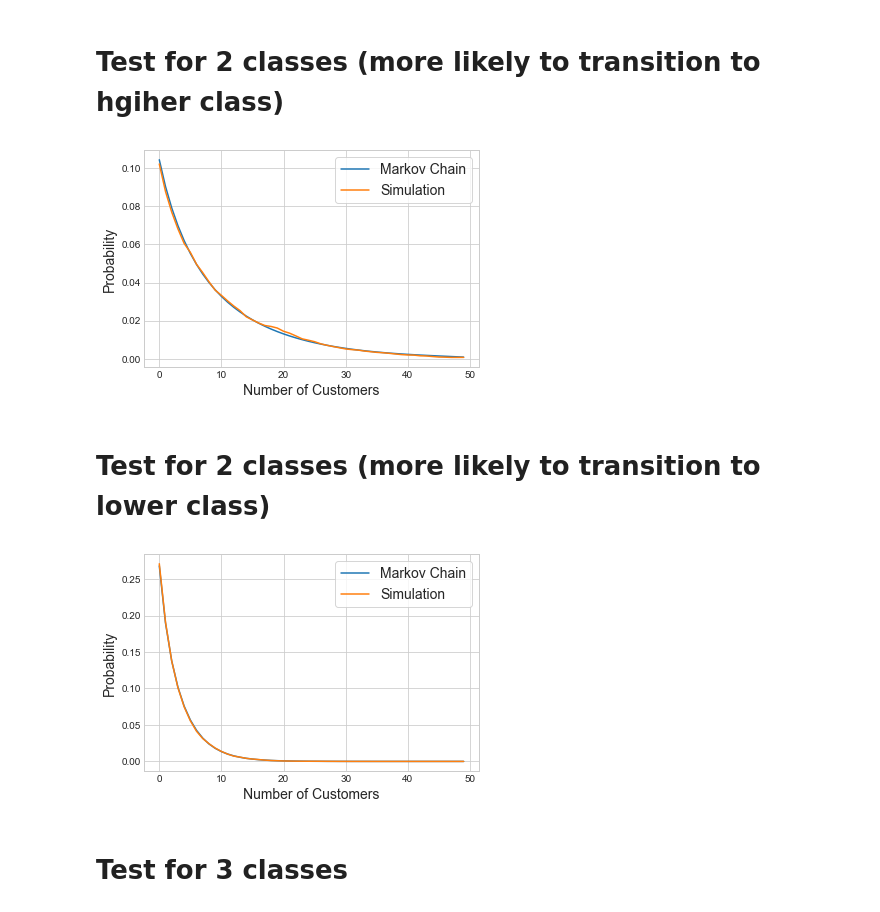
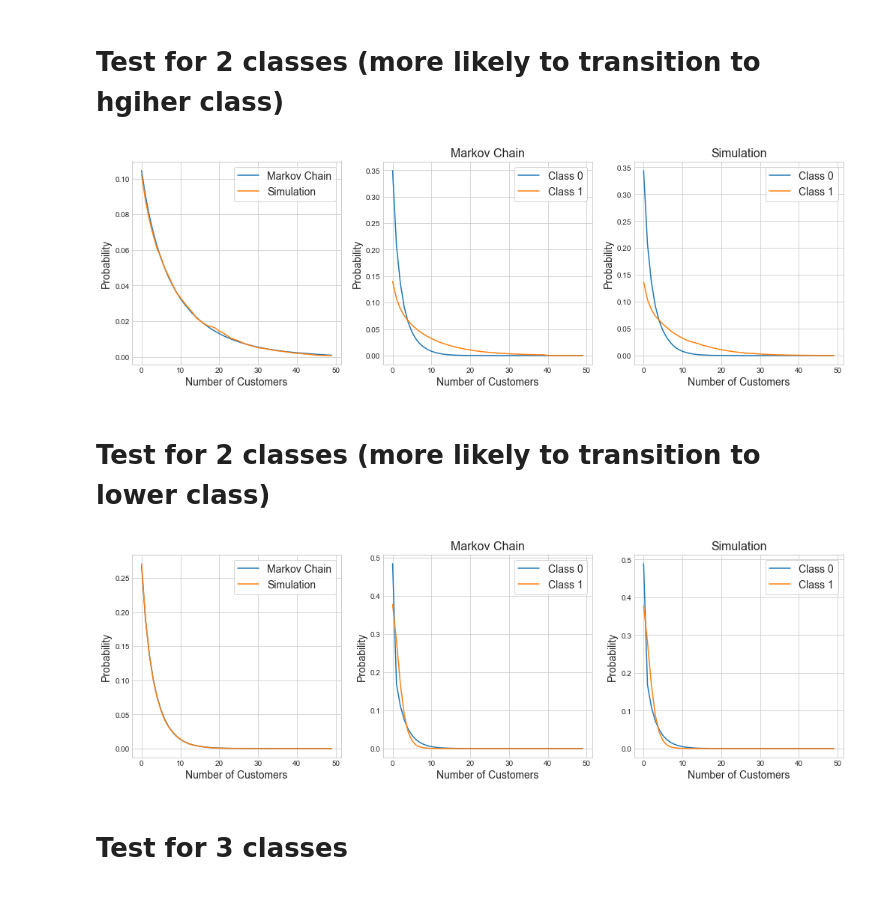
Before and after one commit to geraintpalmer/DynamicClasses, a Jupyter notebook: src/Test.ipynb, the cells around one changed output. Saved outputs shown, nothing was run; the diff lists cells and outputs as text; code cells hidden in the pictures.

Commit message:
add methods to split probs by class

```diff
--- a/src/Test.ipynb
+++ b/src/Test.ipynb
@@ -28,16 +28,31 @@ S = models.Simulation(
     warmup=200
 )
 # %%
-fig, ax = plt.subplots(1)
+fig, axarr = plt.subplots(1, 3, figsize=(17, 5))
 states = range(50)
-ax.plot(states, [M.aggregate_probs.get(s, 0) for s in states], label='Markov Chain')
-ax.plot(states, [S.aggregate_probs.get(s, 0) for s in states], label='Simulation')
-ax.set_xlabel('Number of Customers', fontsize=14)
-ax.set_ylabel('Probability', fontsize=14)
-ax.legend(fontsize=14, frameon=True)
+axarr[0].plot(states, [M.aggregate_probs.get(s, 0) for s in states], label='Markov Chain')
+axarr[0].plot(states, [S.aggregate_probs.get(s, 0) for s in states], label='Simulation')
+axarr[0].set_xlabel('Number of Customers', fontsize=14)
+axarr[0].set_ylabel('Probability', fontsize=14)
+axarr[0].legend(fontsize=14, frameon=True)
+
+for clss in range(M.k):
+    axarr[1].plot(states, [M.aggregate_probs_by_class[clss].get(s, 0) for s in states], label=f"Class {clss}")
+axarr[1].set_title('Markov Chain', fontsize=16)
+axarr[1].legend(fontsize=14, frameon=True)
+axarr[1].set_xlabel('Number of Customers', fontsize=14)
+axarr[1].set_ylabel('Probability', fontsize=14)
+
+for clss in range(S.k):
+    axarr[2].plot(states, [S.aggregate_probs_by_class[clss].get(s, 0) for s in states], label=f"Class {clss}")
+axarr[2].set_title('Simulation', fontsize=16)
+axarr[2].legend(fontsize=14, frameon=True)
+axarr[2].set_xlabel('Number of Customers', fontsize=14)
+axarr[2].set_ylabel('Probability', fontsize=14)
+
 plt.show()
 # %% [output]
-[figure, old version]
+[figure, new version]
 # %% [markdown]
 # Test for 2 classes (more likely to transition to lower class)
 # %%
@@ -64,16 +79,31 @@ S = models.Simulation(
     warmup=200
 )
 # %%
-fig, ax = plt.subplots(1)
+fig, axarr = plt.subplots(1, 3, figsize=(17, 5))
 states = range(50)
-ax.plot(states, [M.aggregate_probs.get(s, 0) for s in states], label='Markov Chain')
-ax.plot(states, [S.aggregate_probs.get(s, 0) for s in states], label='Simulation')
-ax.set_xlabel('Number of Customers', fontsize=14)
-ax.set_ylabel('Probability', fontsize=14)
-ax.legend(fontsize=14, frameon=True)
+axarr[0].plot(states, [M.aggregate_probs.get(s, 0) for s in states], label='Markov Chain')
+axarr[0].plot(states, [S.aggregate_probs.get(s, 0) for s in states], label='Simulation')
+axarr[0].set_xlabel('Number of Customers', fontsize=14)
+axarr[0].set_ylabel('Probability', fontsize=14)
+axarr[0].legend(fontsize=14, frameon=True)
+
+for clss in range(M.k):
+    axarr[1].plot(states, [M.aggregate_probs_by_class[clss].get(s, 0) for s in states], label=f"Class {clss}")
+axarr[1].set_title('Markov Chain', fontsize=16)
+axarr[1].legend(fontsize=14, frameon=True)
+axarr[1].set_xlabel('Number of Customers', fontsize=14)
+axarr[1].set_ylabel('Probability', fontsize=14)
+
+for clss in range(S.k):
+    axarr[2].plot(states, [S.aggregate_probs_by_class[clss].get(s, 0) for s in states], label=f"Class {clss}")
+axarr[2].set_title('Simulation', fontsize=16)
+axarr[2].legend(fontsize=14, frameon=True)
+axarr[2].set_xlabel('Number of Customers', fontsize=14)
+axarr[2].set_ylabel('Probability', fontsize=14)
+
 plt.show()
 # %% [output]
-[figure, old version]
+[figure, new version]
 # %% [markdown]
 # Test for 3 classes
 # %%
```
Also changed, not shown: parts of 4 cells of this notebook, 1 other file.
